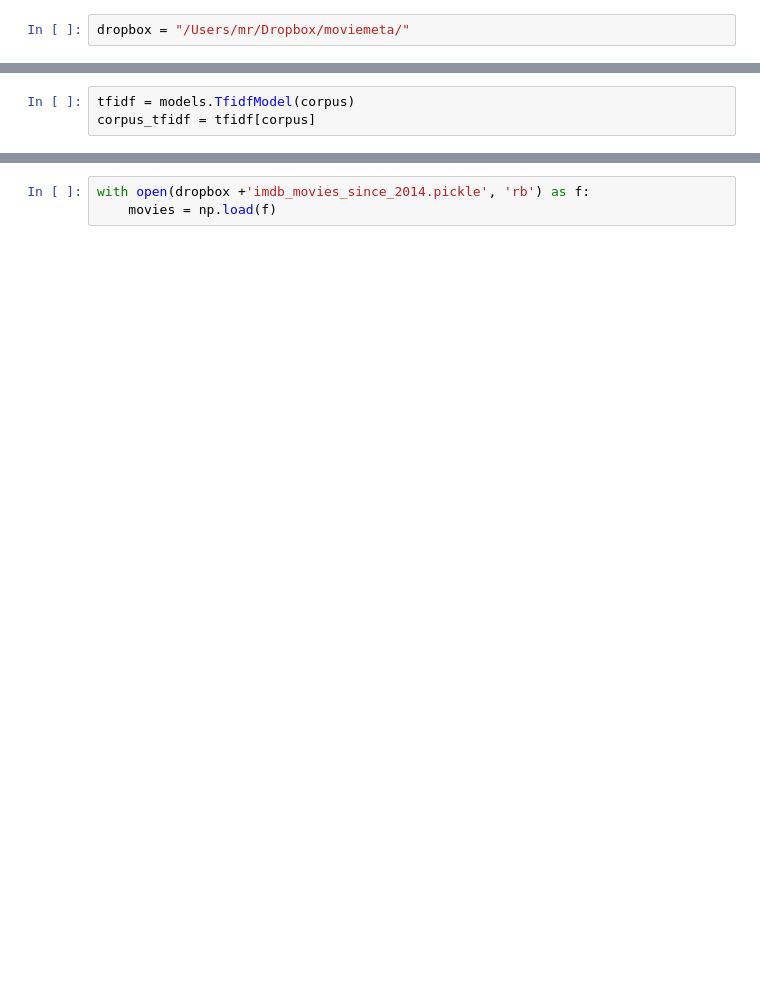
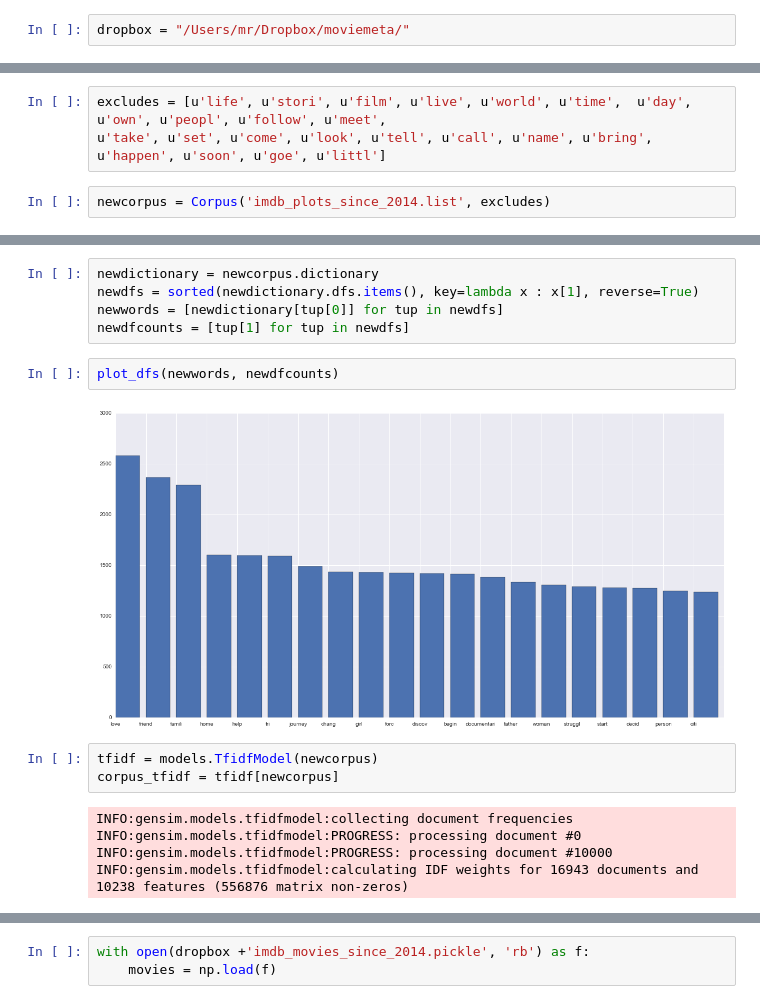
Before and after one commit to soorajmr/moviemeta, a Jupyter notebook: notebooks/topic_modeling.ipynb, the cells around one changed output, grey strips where cells are left out. Saved outputs shown, nothing was run; the diff lists cells and outputs as text; blank space fills up the shorter version.

```diff
--- a/notebooks/topic_modeling.ipynb
+++ b/notebooks/topic_modeling.ipynb
@@ -55,0 +79,5 @@ plot_dfs(dictionary,top=False)
+# %%
+excludes = [u'life', u'stori', u'film', u'live', u'world', u'time',  u'day', u'own', u'peopl', u'follow', u'meet',
+u'take', u'set', u'come', u'look', u'tell', u'call', u'name', u'bring', u'happen', u'soon', u'goe', u'littl']
+# %%
+newcorpus = Corpus('imdb_plots_since_2014.list', excludes)
@@ -56,4 +91,18 @@ plot_dfs(dictionary,top=False)
+# %%
+newdictionary = newcorpus.dictionary
+newdfs = sorted(newdictionary.dfs.items(), key=lambda x : x[1], reverse=True)
+newwords = [newdictionary[tup[0]] for tup in newdfs]
+newdfcounts = [tup[1] for tup in newdfs]
+# %%
+plot_dfs(newwords, newdfcounts)
+# %% [output]
+[figure, added]
 # %%
-tfidf = models.TfidfModel(corpus)
-corpus_tfidf = tfidf[corpus]
+tfidf = models.TfidfModel(newcorpus)
+corpus_tfidf = tfidf[newcorpus]
+# %% [output]
+INFO:gensim.models.tfidfmodel:collecting document frequencies
+INFO:gensim.models.tfidfmodel:PROGRESS: processing document #0
+INFO:gensim.models.tfidfmodel:PROGRESS: processing document #10000
+INFO:gensim.models.tfidfmodel:calculating IDF weights for 16943 documents and 10238 features (556876 matrix non-zeros)
 # %%
```
Also changed, not shown: parts of 19 cells of this notebook.
